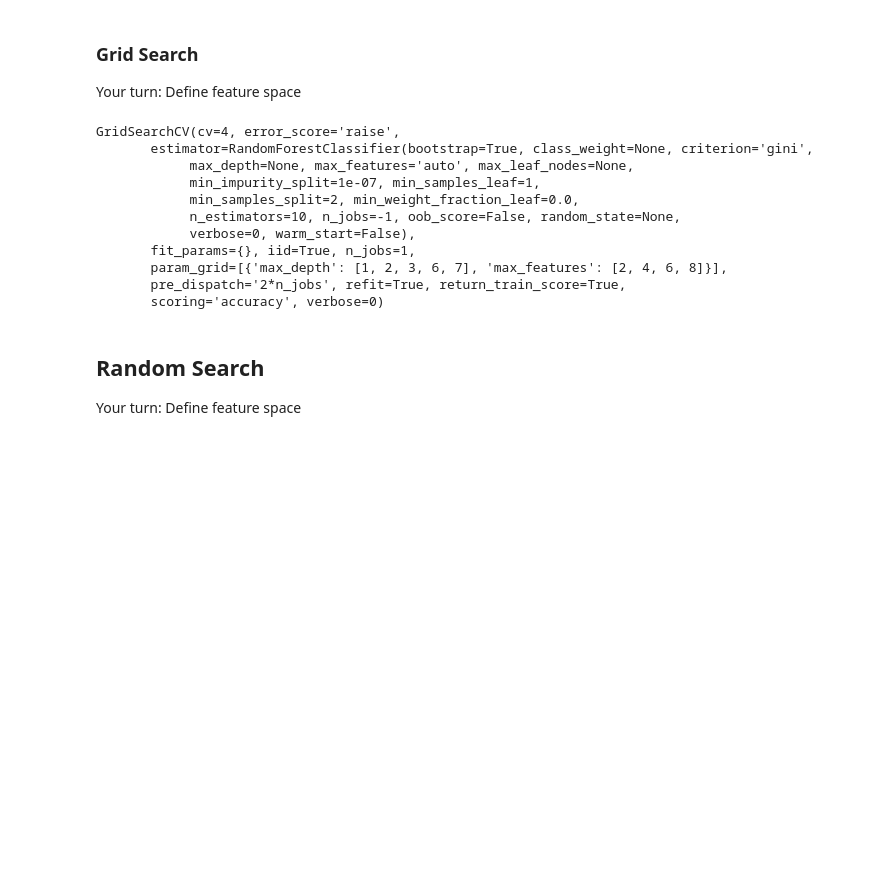
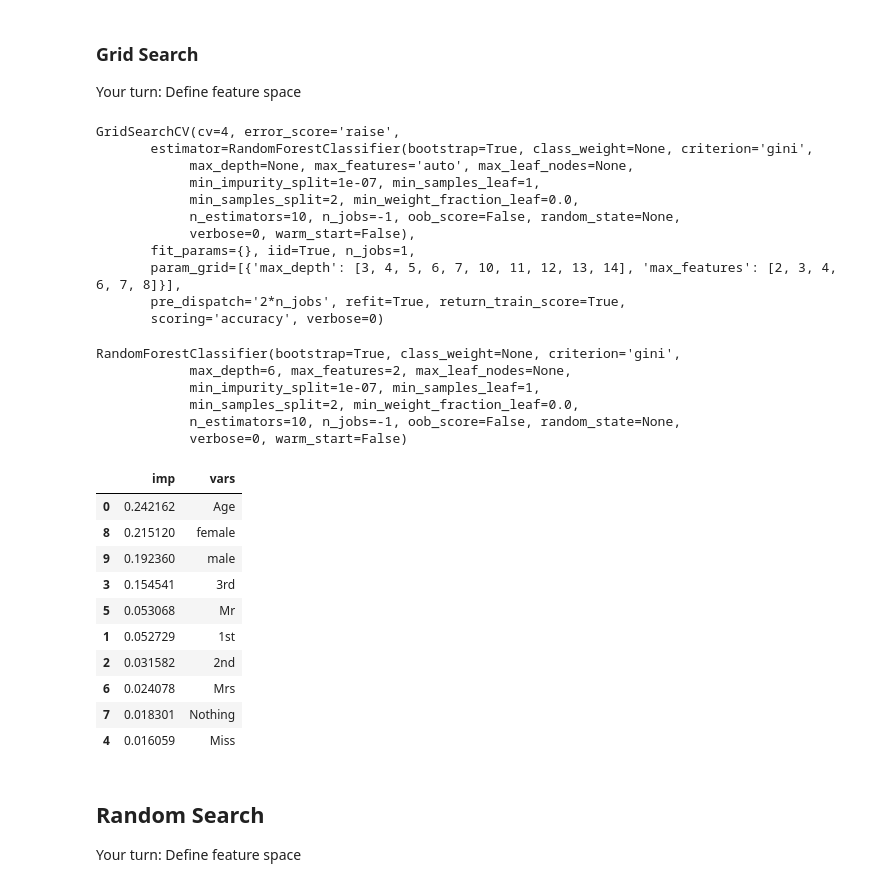
Before and after one commit to hackoregon/civicu-machine-learning, a Jupyter notebook: lessons/13-Hyperparameter-Optimization/Class 13 - Part 1, Hyper Parameter Tuning.ipynb, the cells around one changed output. Saved outputs shown, nothing was run; the diff lists cells and outputs as text; code cells hidden in the pictures; blank space fills up the shorter version.

```diff
--- a/lessons/13-Hyperparameter-Optimization/Class 13 - Part 1, Hyper Parameter Tuning.ipynb
+++ b/lessons/13-Hyperparameter-Optimization/Class 13 - Part 1, Hyper Parameter Tuning.ipynb
@@ -102,8 +125,8 @@ max_depth_explore.plot()
 Your turn: Define feature space
 # %%
 param_grid = [{
-    "max_depth": [],
-    "max_features": []
+    "max_depth": [3,4,5,6,7,10,11,12,13,14],
+    "max_features": [2,3,4,5,6,7,8]
 }]
 
 
@@ -126,9 +149,32 @@ GridSearchCV(cv=4, error_score='raise',
             n_estimators=10, n_jobs=-1, oob_score=False, random_state=None,
             verbose=0, warm_start=False),
        fit_params={}, iid=True, n_jobs=1,
-       param_grid=[{'max_depth': [1, 2, 3, 6, 7], 'max_features': [2, 4, 6, 8]}],
+       param_grid=[{'max_depth': [3, 4, 5, 6, 7, 10, 11, 12, 13, 14], 'max_features': [2, 3, 4, 6, 7, 8]}],
        pre_dispatch='2*n_jobs', refit=True, return_train_score=True,
        scoring='accuracy', verbose=0)
+# %%
+grid_search.best_estimator_
+# %% [output]
+RandomForestClassifier(bootstrap=True, class_weight=None, criterion='gini',
+            max_depth=6, max_features=2, max_leaf_nodes=None,
+            min_impurity_split=1e-07, min_samples_leaf=1,
+            min_samples_split=2, min_weight_fraction_leaf=0.0,
+            n_estimators=10, n_jobs=-1, oob_score=False, random_state=None,
+            verbose=0, warm_start=False)
+# %%
+pd.DataFrame({'vars':X_test.columns,'imp':grid_search.best_estimator_.feature_importances_}).sort_values('imp', ascending = False)
+# %% [output]
+|  | imp | vars |
+| 0 | 0.242162 | Age |
+| 8 | 0.215120 | female |
+| 9 | 0.192360 | male |
+| 3 | 0.154541 | 3rd |
+| 5 | 0.053068 | Mr |
+| 1 | 0.052729 | 1st |
+| 2 | 0.031582 | 2nd |
+| 6 | 0.024078 | Mrs |
+| 7 | 0.018301 | Nothing |
+| 4 | 0.016059 | Miss |
 # %% [markdown]
 ## Random Search
 Your turn: Define feature space
```
Also changed, not shown: parts of 11 cells of this notebook, 4 other files.
